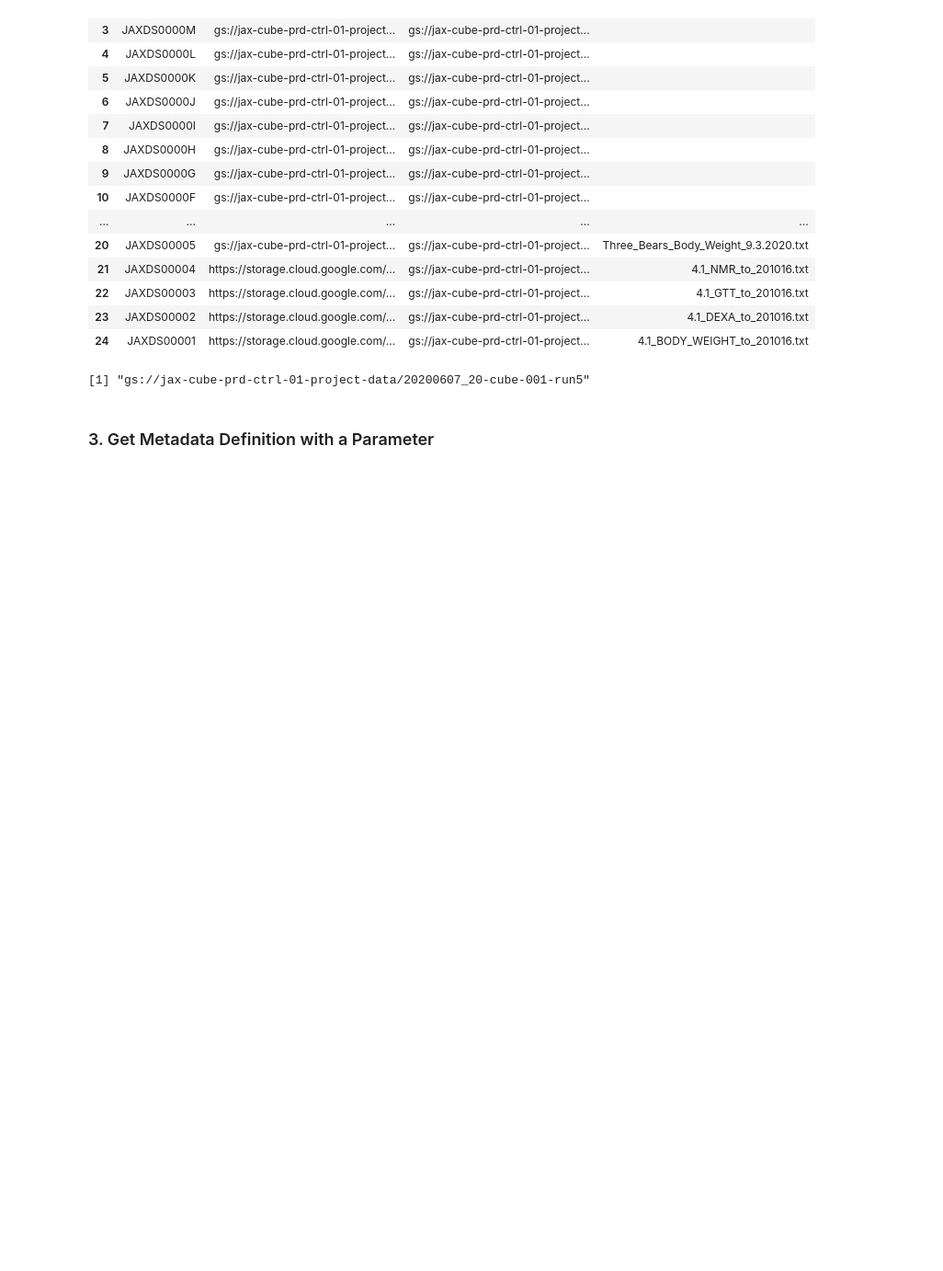
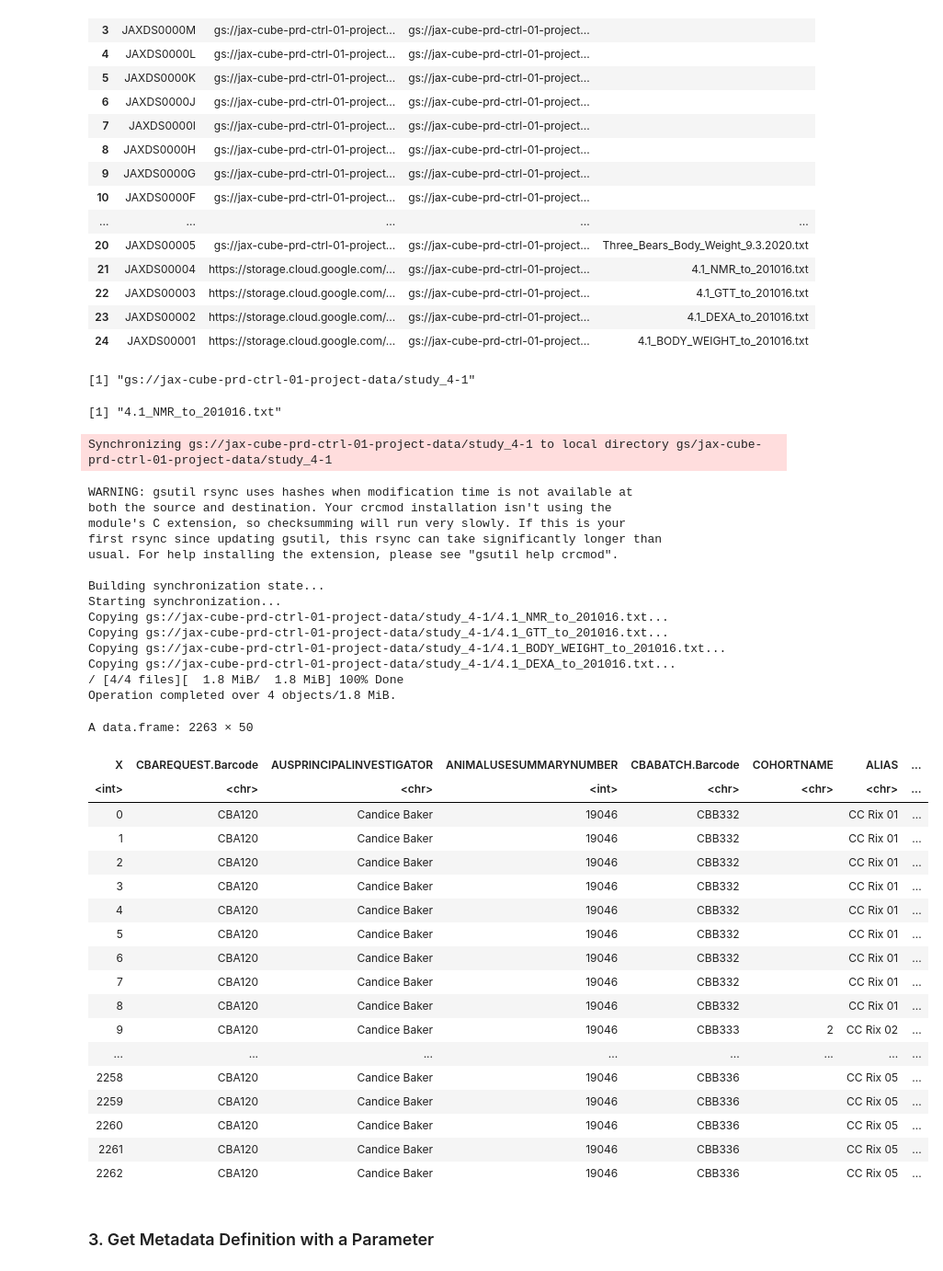
Before and after one commit to TheJacksonLaboratory/cube_retreat, a Jupyter notebook: cube.ipynb, the cells around one changed output. Shown at 92% size. Saved outputs shown, nothing was run; the diff lists cells and outputs as text; code cells hidden in the pictures; blank space fills up the shorter version.

```diff
--- a/cube.ipynb
+++ b/cube.ipynb
@@ -77,7 +98,7 @@ A data.frame: 24 × 4
 | 24 | JAXDS00001 | https://storage.cloud.google.com/... | gs://jax-cube-prd-ctrl-01-project... | 4.1_BODY_WEIGHT_to_201016.txt |
 # %%
 # select a bucket
-bucket_name = storage_info[1, 3]
+bucket_name = storage_info[21, 3]
 bucket_name
 # %% [output]
-[1] "gs://jax-cube-prd-ctrl-01-project-data/20200607_20-cube-001-run5"
+[1] "gs://jax-cube-prd-ctrl-01-project-data/study_4-1"
@@ -86,7 +105,48 @@ bucket_name
+# %%
+# file_name
+file_name = storage_info[21, 4]
+file_name
+# %% [output]
+[1] "4.1_NMR_to_201016.txt"
 # %%
 ## get bucket data
-bucket_data = get_bucket_data(bucket_name = storage_info[1, 3], file_name = storage_info[1, 4] )
+bucket_data = get_bucket_data(bucket_name = bucket_name, file_name = file_name )
 bucket_data
+# %% [output]
+Synchronizing gs://jax-cube-prd-ctrl-01-project-data/study_4-1 to local directory gs/jax-cube-prd-ctrl-01-project-data/study_4-1
+WARNING: gsutil rsync uses hashes when modification time is not available at
+both the source and destination. Your crcmod installation isn't using the
+module's C extension, so checksumming will run very slowly. If this is your
+first rsync since updating gsutil, this rsync can take significantly longer than
+usual. For help installing the extension, please see "gsutil help crcmod".
+
+Building synchronization state...
+Starting synchronization...
+Copying gs://jax-cube-prd-ctrl-01-project-data/study_4-1/4.1_NMR_to_201016.txt...
+Copying gs://jax-cube-prd-ctrl-01-project-data/study_4-1/4.1_GTT_to_201016.txt...
+Copying gs://jax-cube-prd-ctrl-01-project-data/study_4-1/4.1_BODY_WEIGHT_to_201016.txt...
+Copying gs://jax-cube-prd-ctrl-01-project-data/study_4-1/4.1_DEXA_to_201016.txt...
+/ [4/4 files][  1.8 MiB/  1.8 MiB] 100% Done
+Operation completed over 4 objects/1.8 MiB.
+A data.frame: 2263 × 50
+| X | CBAREQUEST.Barcode | AUSPRINCIPALINVESTIGATOR | ANIMALUSESUMMARYNUMBER | CBABATCH.Barcode | COHORTNAME | ALIAS | ... |
+| <int> | <chr> | <chr> | <int> | <chr> | <chr> | <chr> | ... |
+| 0 | CBA120 | Candice Baker | 19046 | CBB332 |  | CC Rix 01 | ... |
+| 1 | CBA120 | Candice Baker | 19046 | CBB332 |  | CC Rix 01 | ... |
+| 2 | CBA120 | Candice Baker | 19046 | CBB332 |  | CC Rix 01 | ... |
+| 3 | CBA120 | Candice Baker | 19046 | CBB332 |  | CC Rix 01 | ... |
+| 4 | CBA120 | Candice Baker | 19046 | CBB332 |  | CC Rix 01 | ... |
+| 5 | CBA120 | Candice Baker | 19046 | CBB332 |  | CC Rix 01 | ... |
+| 6 | CBA120 | Candice Baker | 19046 | CBB332 |  | CC Rix 01 | ... |
+| 7 | CBA120 | Candice Baker | 19046 | CBB332 |  | CC Rix 01 | ... |
+| 8 | CBA120 | Candice Baker | 19046 | CBB332 |  | CC Rix 01 | ... |
+| 9 | CBA120 | Candice Baker | 19046 | CBB333 | 2 | CC Rix 02 | ... |
+| ... | ... | ... | ... | ... | ... | ... | ... |
+| 2258 | CBA120 | Candice Baker | 19046 | CBB336 |  | CC Rix 05 | ... |
+| 2259 | CBA120 | Candice Baker | 19046 | CBB336 |  | CC Rix 05 | ... |
+| 2260 | CBA120 | Candice Baker | 19046 | CBB336 |  | CC Rix 05 | ... |
+| 2261 | CBA120 | Candice Baker | 19046 | CBB336 |  | CC Rix 05 | ... |
+| 2262 | CBA120 | Candice Baker | 19046 | CBB336 |  | CC Rix 05 | ... |
 # %% [markdown]
 ### 3. Get Metadata Definition with a Parameter
 # %%
```
Also changed, not shown: parts of 4 cells of this notebook.
